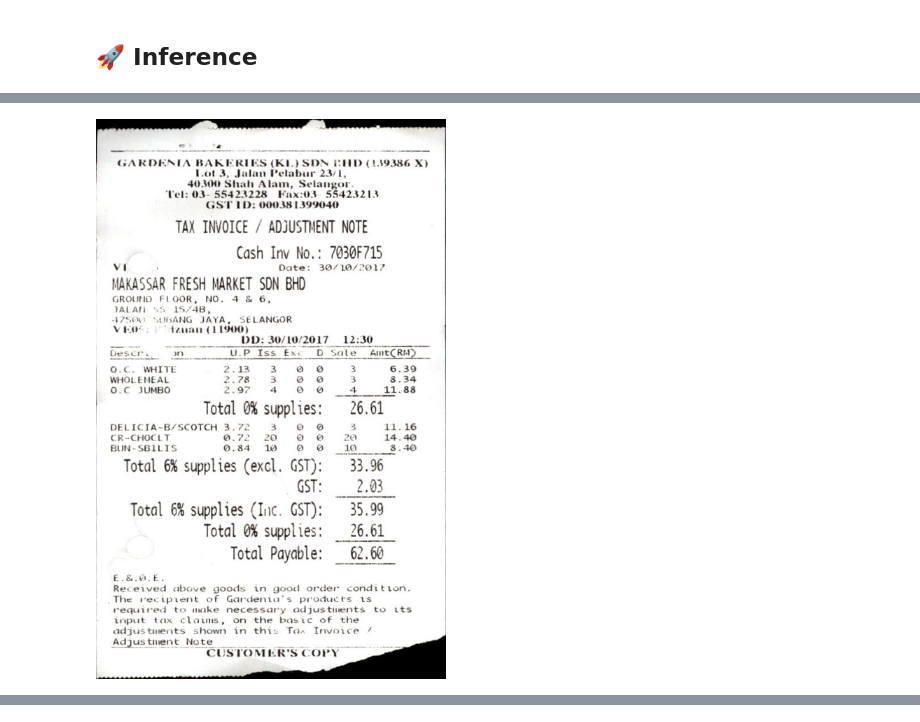
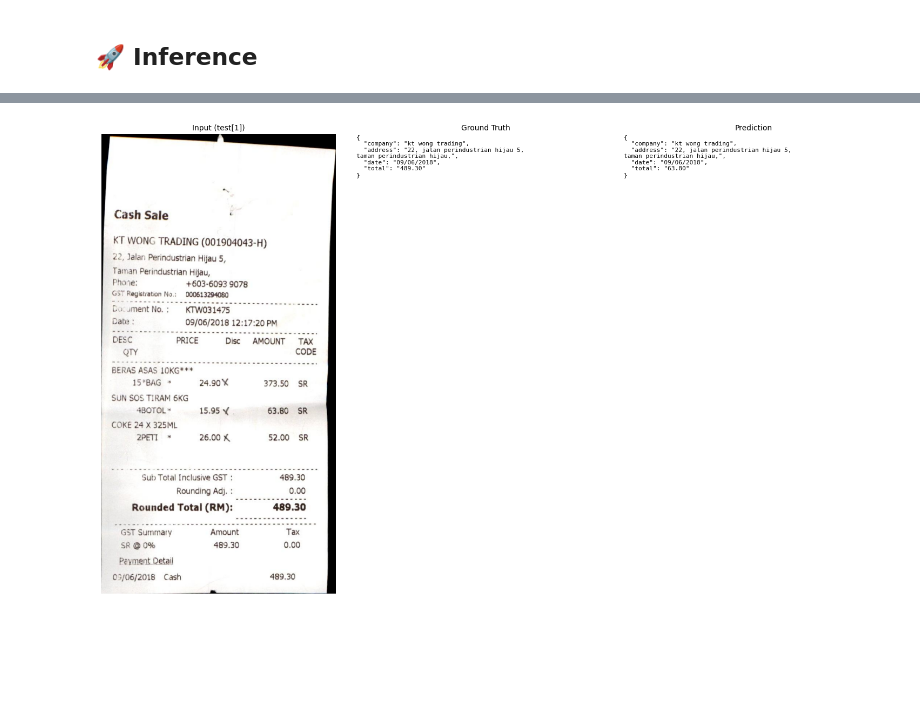
Before and after one commit to VLM-Doc-Analysis/Donut-VLM, a Jupyter notebook: donut_finetune_parsing/donut_parsing_5090.ipynb, the cells around one changed output, grey strips where cells are left out. Drawn from its saved outputs; the diff is of its cells as text; code cells hidden in the pictures; blank space fills up the shorter version.

```diff
--- a/donut_finetune_parsing/donut_parsing_5090.ipynb
+++ b/donut_finetune_parsing/donut_parsing_5090.ipynb
@@ -346,4 +448,66 @@ processor.token2json(generated_text)
-# %%
-sample['image'].resize((500,800))
-# %% [output]
-[figure, removed]
+# %%
+# inference (generation) — 입력 이미지 | 정답(GT) | 예측 3단 비교 (영수증 표기 순서)
+import json, textwrap
+import matplotlib.pyplot as plt
+
+SAMPLE_SPLIT, SAMPLE_IDX = "test", 1      # 비교할 샘플 (바꾸려면 여기만 수정)
+sample = dataset[SAMPLE_SPLIT][SAMPLE_IDX]
+
+# ── 영수증에 보이는 순서(위→아래)로 키를 정렬. 목록에 없는 키는 뒤에 그대로 ──
+RECEIPT_ORDER = ["company", "address", "date", "total"]
+def order_keys(d):
+    if not isinstance(d, dict):
+        return d
+    keys = [k for k in RECEIPT_ORDER if k in d] + [k for k in d if k not in RECEIPT_ORDER]
+    return {k: d[k] for k in keys}
+
+# ── 추론 ──
+pixel_values = processor(sample['image'], return_tensors="pt").pixel_values.to(device, model.dtype)
+decoder_input_ids = processor.tokenizer("<parsing>", add_special_tokens=False,
+                                         return_tensors="pt").input_ids.to(device)
+generated_ids = model.generate(pixel_values, decoder_input_ids=decoder_input_ids,
+                               max_length=128, bad_words_ids=[[processor.tokenizer.unk_token_id]])
+generated_text = processor.batch_decode(generated_ids, skip_special_tokens=False)[0]
+pred = processor.token2json(generated_text)
+
+# ── 정답(GT) 로드 ──
+gt_raw = json.loads(sample['ground_truth'])
+gt = gt_raw.get('gt_parse', gt_raw.get('gt_parses'))
+
+# ── 영수증 순서로 정렬(GT·예측 동일 기준) ──
+gt_disp, pred_disp = order_keys(gt), order_keys(pred)
+
+# ── 콘솔: 필드별 GT vs 예측 (영수증 순서, O/X) ──
+print(f"[{SAMPLE_SPLIT}][{SAMPLE_IDX}]  GT vs Prediction  (영수증 순서)")
+print("-" * 60)
+if isinstance(gt, dict) and isinstance(pred, dict):
+    order = [k for k in RECEIPT_ORDER if k in gt or k in pred]
+    order += [k for k in list(gt) + list(pred) if k not in order]
+    hit = 0
+    for k in order:
+        g, p = gt.get(k), pred.get(k)
+        ok = (g == p); hit += ok
+        print(f" {'O' if ok else 'X'} {k}")
+        print(f"     GT  : {g}")
+        print(f"     PRED: {p}")
+    print("-" * 60)
+    print(f"필드 일치: {hit}/{len(order)}")
+else:
+    print("GT :", gt); print("PRED:", pred)
+
+# ── 시각화: Input | Ground Truth | Prediction (둘 다 영수증 순서) ──
+def _fmt(o):
+    t = json.dumps(o, indent=2, ensure_ascii=False)
+    return "\n".join(textwrap.fill(l, 46) for l in t.splitlines())
+
+fig, axes = plt.subplots(1, 3, figsize=(15, 9), gridspec_kw={"width_ratios": [1, 1, 1]})
+axes[0].imshow(sample['image'].convert("RGB")); axes[0].axis("off")
+axes[0].set_title(f"Input ({SAMPLE_SPLIT}[{SAMPLE_IDX}])", fontsize=10)
+axes[1].axis("off"); axes[1].set_title("Ground Truth", fontsize=10)
+axes[1].text(0, 1, _fmt(gt_disp), transform=axes[1].transAxes, va="top", ha="left",
+             fontsize=8, family="monospace")
+axes[2].axis("off"); axes[2].set_title("Prediction", fontsize=10)
+axes[2].text(0, 1, _fmt(pred_disp), transform=axes[2].transAxes, va="top", ha="left",
+             fontsize=8, family="monospace")
+plt.tight_layout(); plt.show()
+# %% [output]
@@ -349,0 +530 @@ sample['image'].resize((500,800))
+[figure, added]
```
Also changed, not shown: parts of 20 cells of this notebook, 1 other file.
